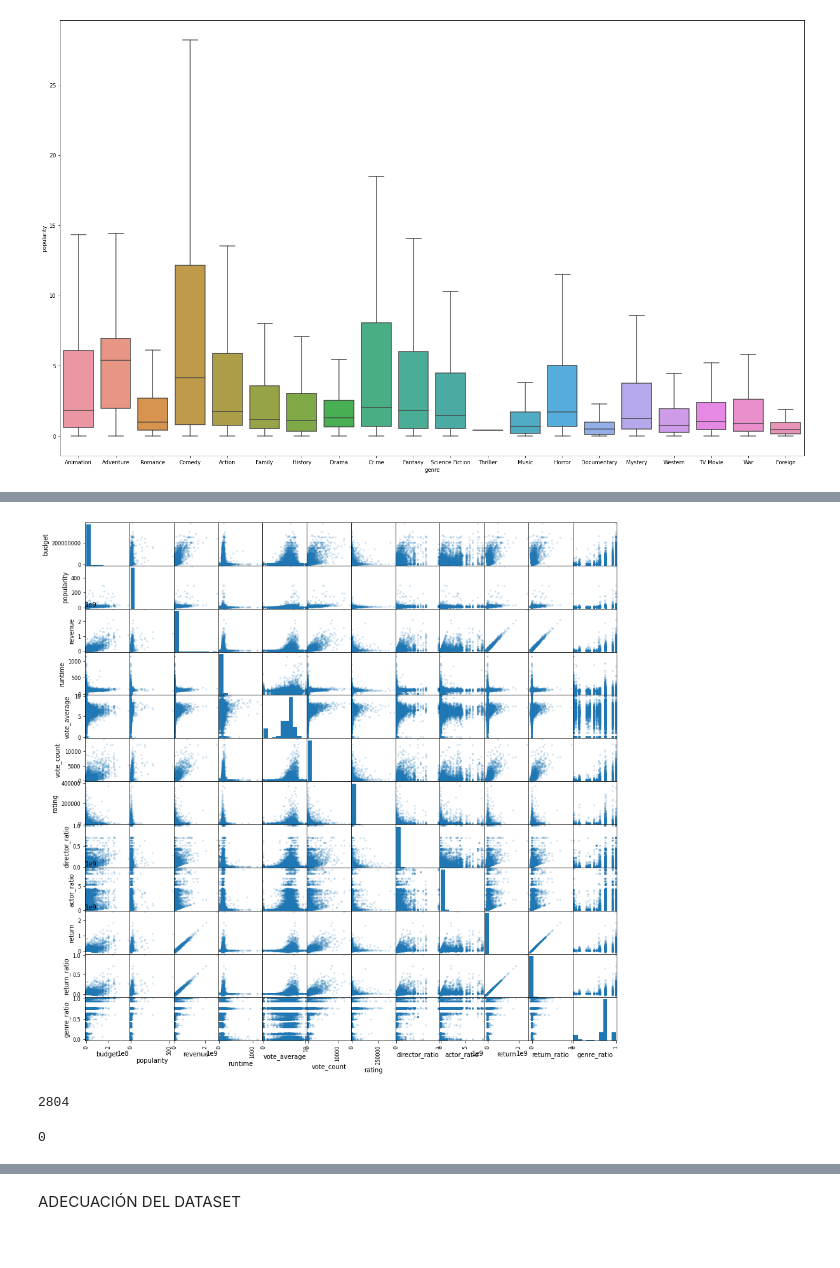
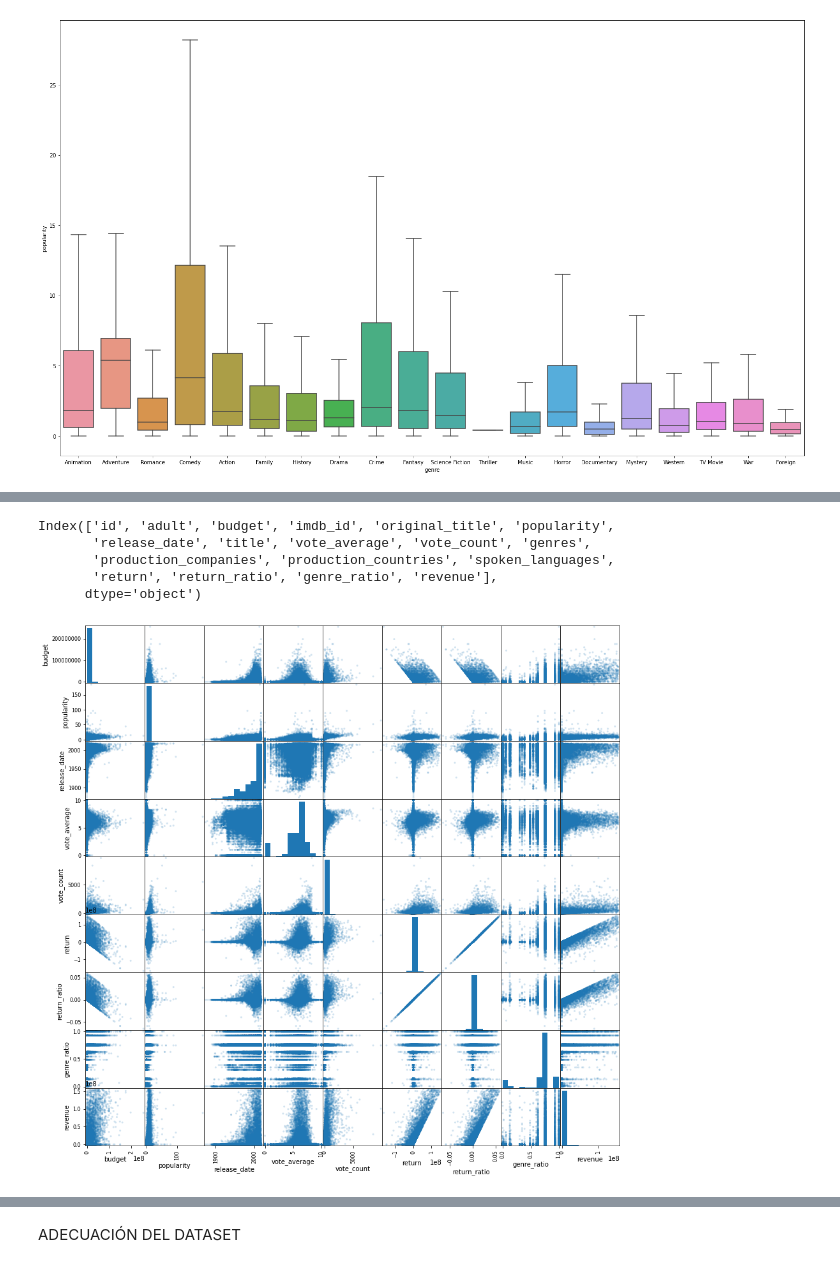
Before and after one commit to andresparraguirado/Prediccion_de_ingresos_y_sistema_de_recomendacion_basado_en_contenido, a Jupyter notebook: Movies.ipynb, the cells around one changed output, grey strips where cells are left out. Cells and saved outputs as stored; diff of their text form; code cells hidden in the pictures.

```diff
--- a/Movies.ipynb
+++ b/Movies.ipynb
@@ -593,0 +588,4 @@ plt.show()
+# %%
+# Tratamiento de datos faltantes:
+
+Dataset = Dataset.drop((missing_data[missing_data['Total'] > 50]).index,1)
@@ -593,0 +605,5 @@ plt.show()
+# %%
+Dataset = Dataset.reindex(columns = ['id', 'adult', 'budget', 'imdb_id', 'original_title',
+                                     'popularity', 'release_date', 'title', 'vote_average', 'vote_count',
+                                     'genres', 'production_companies', 'production_countries', 'spoken_languages',
+                                     'return', 'return_ratio', 'genre_ratio', 'revenue'])
@@ -593,0 +666,6 @@ plt.show()
+# %%
+# Eliminamos los outlayers de la variable objetivo
+z = np.abs(stats.zscore(Dataset['revenue']))
+Dataset_sin_outlayers = Dataset[z < 3]
+# Dataset_sin_outlayers = Dataset
+print('El número de outlayers eliminado ha sido de:' , (len(Dataset) - len(Dataset_sin_outlayers)))
@@ -593,0 +674,2 @@ plt.show()
+# %%
+Dataset_sin_outlayers = Dataset_sin_outlayers.reset_index(drop=True)
@@ -594,12 +750,16 @@ plt.show()
+# %%
+Dataset_sin_outlayers.columns
+# %% [output]
+Index(['id', 'adult', 'budget', 'imdb_id', 'original_title', 'popularity',
+       'release_date', 'title', 'vote_average', 'vote_count', 'genres',
+       'production_companies', 'production_countries', 'spoken_languages',
+       'return', 'return_ratio', 'genre_ratio', 'revenue'],
+      dtype='object')
 # %%
-pd.plotting.scatter_matrix(Dataset.loc[:,['budget', 'popularity', 'revenue', 'runtime', 'vote_average',
-                                          'vote_count', 'rating', 'director_ratio', 'actor_ratio', 'return',
-                                          'return_ratio', 'genre_ratio']], alpha=0.2, figsize=(15, 15))
+pd.plotting.scatter_matrix(Dataset_sin_outlayers.loc[:,['adult', 'budget', 'popularity', 'release_date', 'vote_average', 'vote_count', 'return', 'return_ratio', 'genre_ratio', 'revenue']], alpha=0.2, figsize=(15, 15))
 plt.show()
 # %% [output]
-[figure, old version]
+[figure, new version]
 # %%
-len(Dataset[pd.isna(Dataset["actor"])].index.tolist())
+# len(Dataset[pd.isna(Dataset["actor"])].index.tolist())
-# %% [output]
-2804
 # %%
@@ -610,4 +770,2 @@ Dataset = Dataset.reset_index(drop=True)
 # %%
-len(Dataset[pd.isna(Dataset["actor"])].index.tolist())
+# len(Dataset[pd.isna(Dataset["actor"])].index.tolist())
-# %% [output]
-0
```
Also changed, not shown: parts of 75 cells of this notebook.
